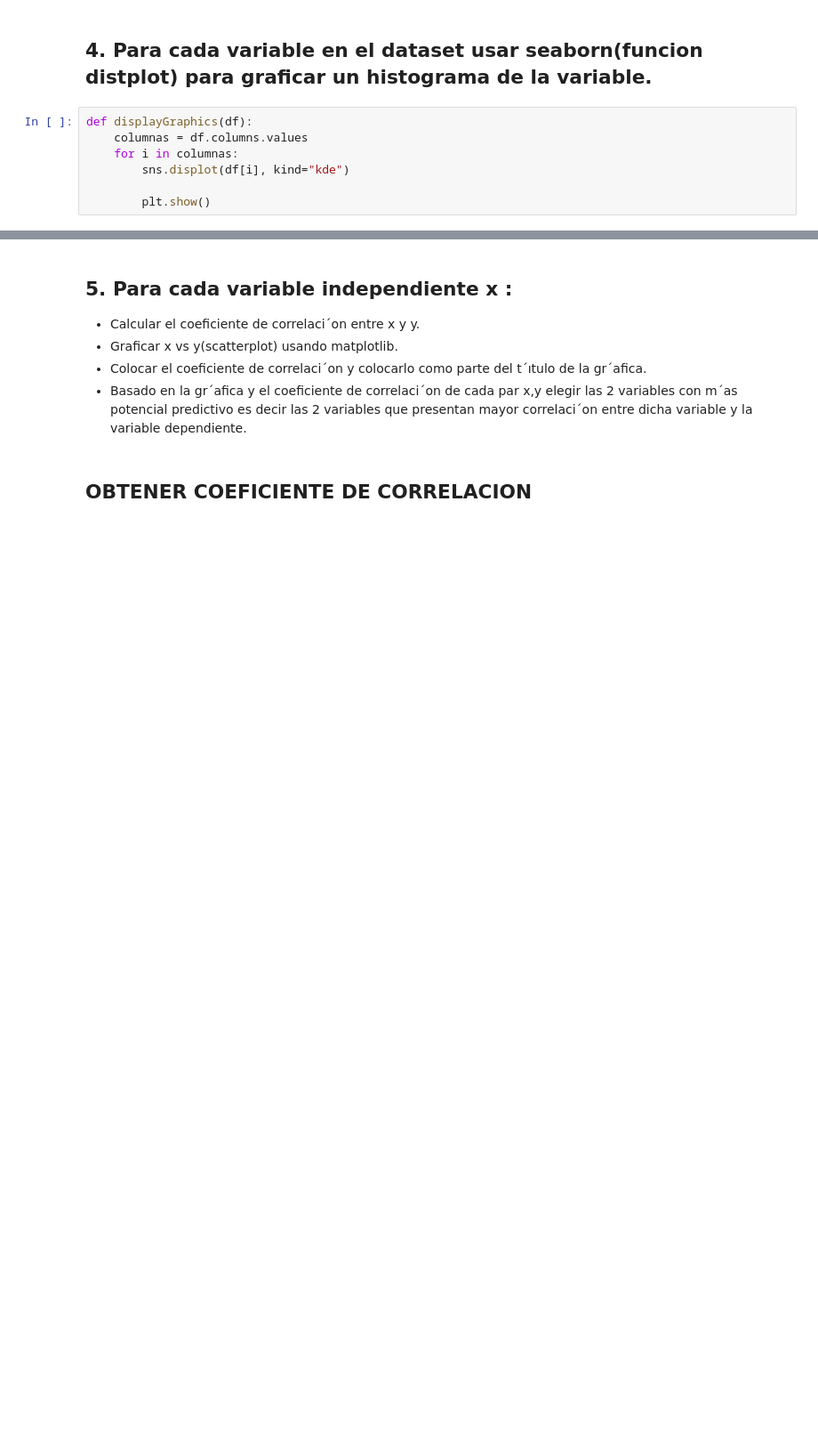
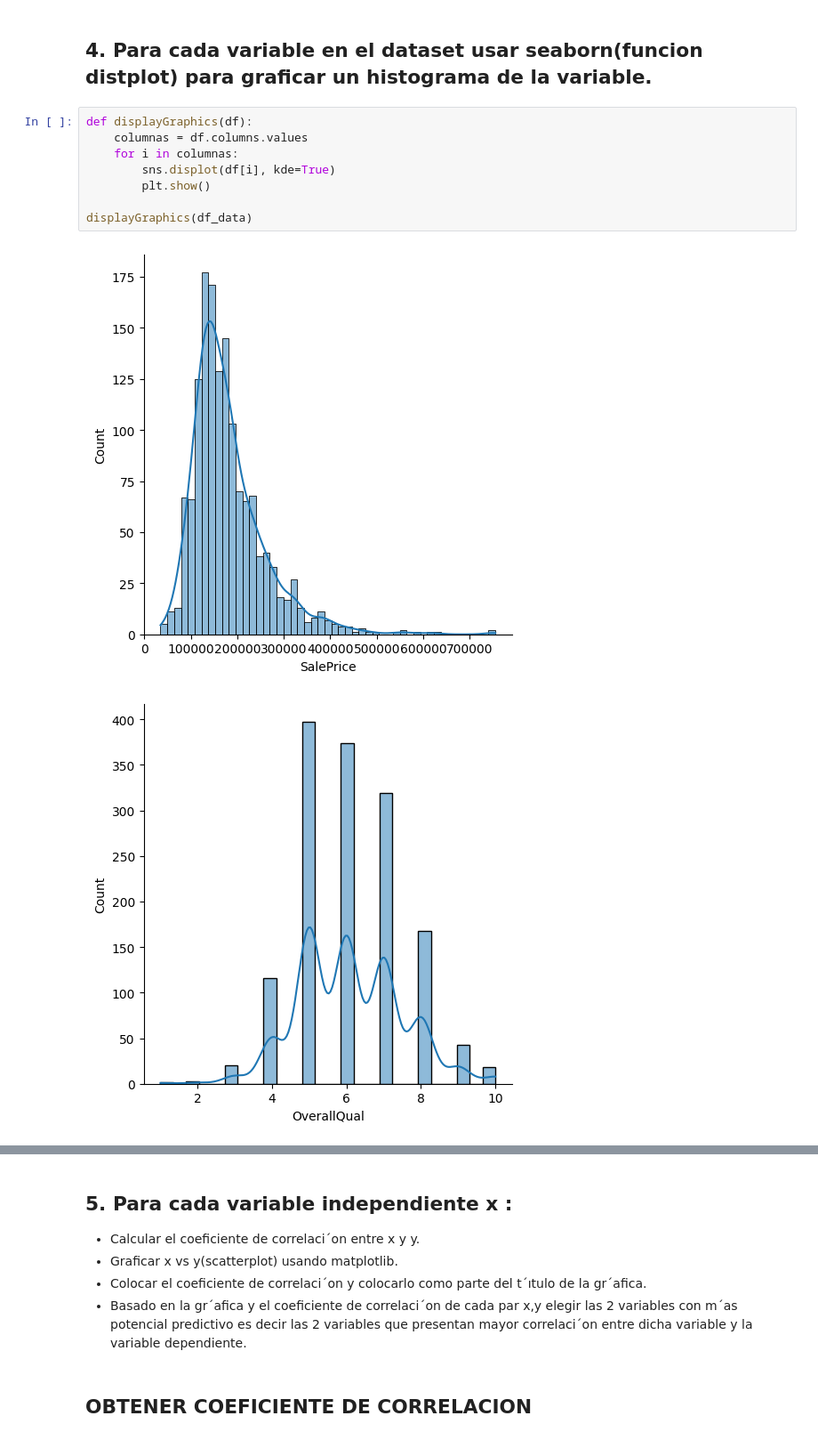
Before and after one commit to brandonfuentes97/proyecto_final_regresion, a Jupyter notebook: proyecto_regresion_cd.ipynb, the cells around one changed output, grey strips where cells are left out. Shown: that part at 89% size. Drawn from its saved outputs; the diff is of its cells as text; blank space fills up the shorter version.

```diff
--- a/proyecto_regresion_cd.ipynb
+++ b/proyecto_regresion_cd.ipynb
@@ -91,7 +92,11 @@ La información descriptiva del dataframe se muestra a continuación:
 # %%
 def displayGraphics(df):
     columnas = df.columns.values
     for i in columnas:
-        sns.displot(df[i], kind="kde")
+        sns.displot(df[i], kde=True)
+        plt.show()
 
-        plt.show()
+displayGraphics(df_data)
+# %% [output]
+[figure, added]
+[figure, added]
```
Also changed, not shown: parts of 21 cells of this notebook.
